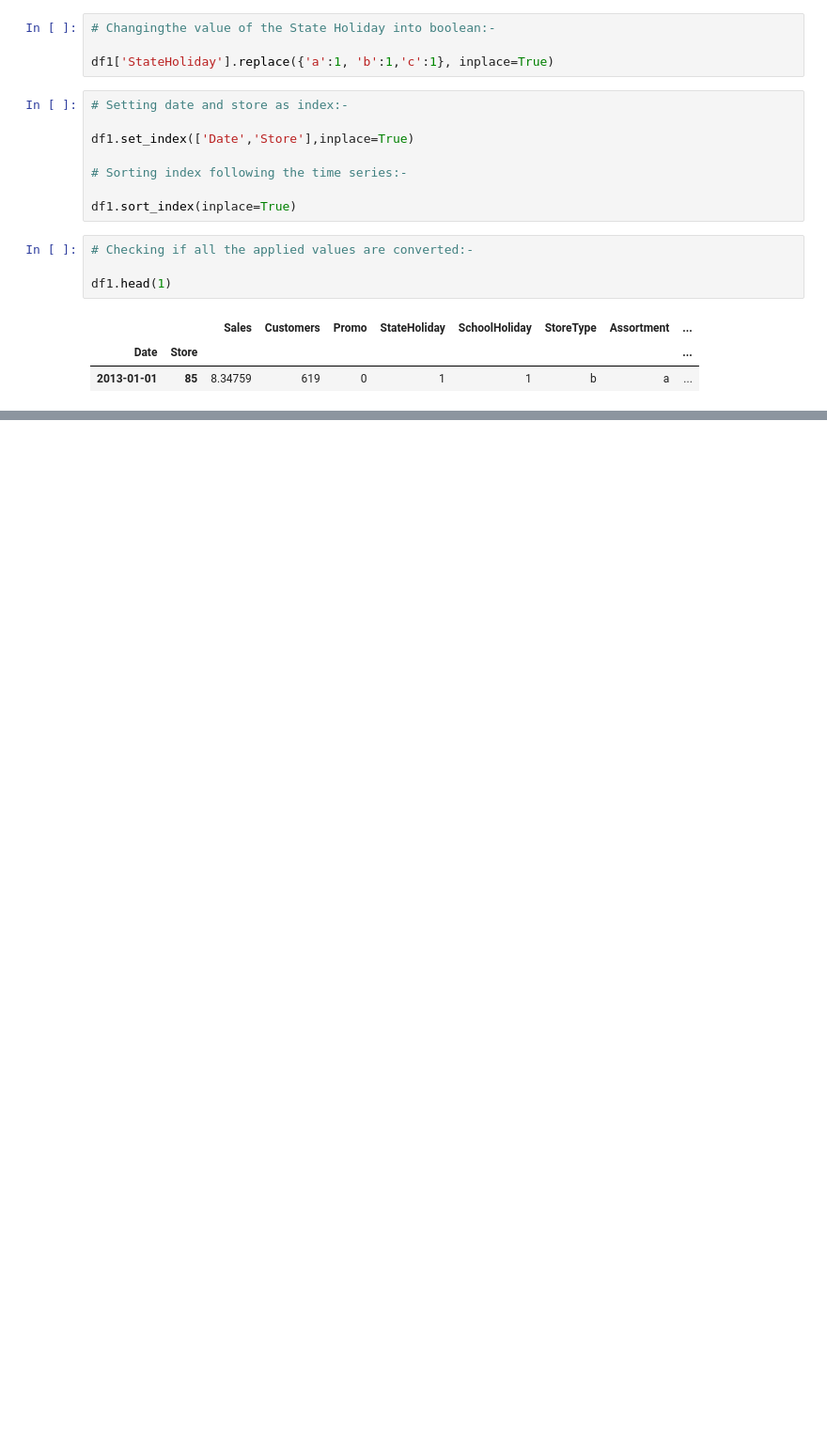
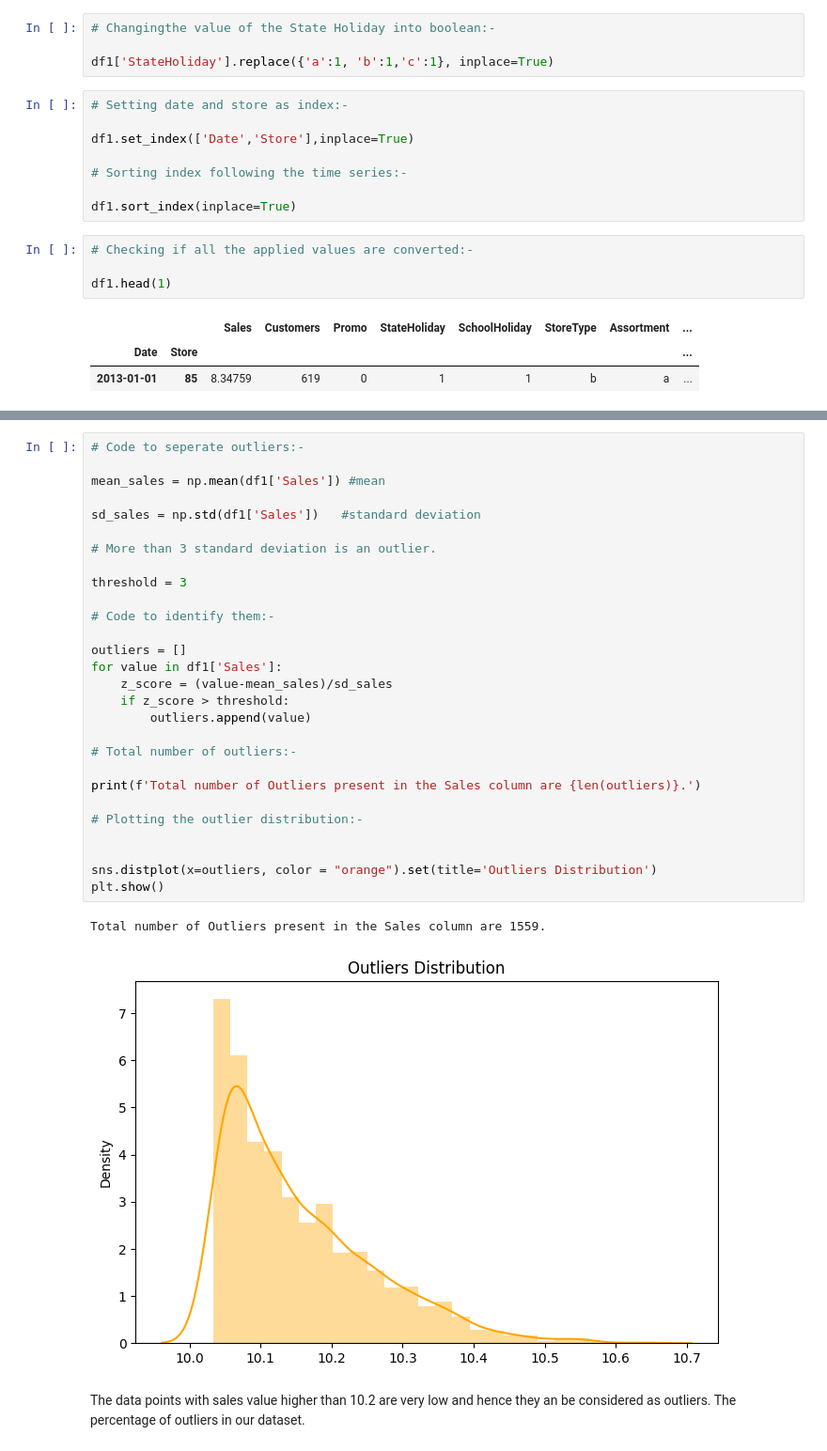
Before and after one commit to nandukamankar/regression-analysis, a Jupyter notebook: Copy_of_regression_analysis_on_rossmann_store_sales_by_nandu_final_.ipynb, the cells around one changed output, grey strips where cells are left out. Shown at 94% size. Cells and saved outputs as stored; diff of their text form; blank space fills up the shorter version.

```diff
--- a/Copy_of_regression_analysis_on_rossmann_store_sales_by_nandu_final_.ipynb
+++ b/Copy_of_regression_analysis_on_rossmann_store_sales_by_nandu_final_.ipynb
@@ -962,0 +973,33 @@ df1.head(1)
+# %%
+# Code to seperate outliers:-
+
+mean_sales = np.mean(df1['Sales']) #mean
+
+sd_sales = np.std(df1['Sales'])   #standard deviation
+
+# More than 3 standard deviation is an outlier.
+
+threshold = 3
+
+# Code to identify them:-
+
+outliers = []
+for value in df1['Sales']:
+    z_score = (value-mean_sales)/sd_sales
+    if z_score > threshold:
+        outliers.append(value)
+
+# Total number of outliers:-
+
+print(f'Total number of Outliers present in the Sales column are {len(outliers)}.')
+
+# Plotting the outlier distribution:-
+
+
+sns.distplot(x=outliers, color = "orange").set(title='Outliers Distribution')
+plt.show()
+# %% [output]
+Total number of Outliers present in the Sales column are 1559.
+[figure, added]
+# %% [markdown]
+The data points with sales value higher than 10.2 are very low and hence they an be considered as outliers. The percentage of outliers in our dataset.
```
Also changed, not shown: parts of 12 cells of this notebook.
